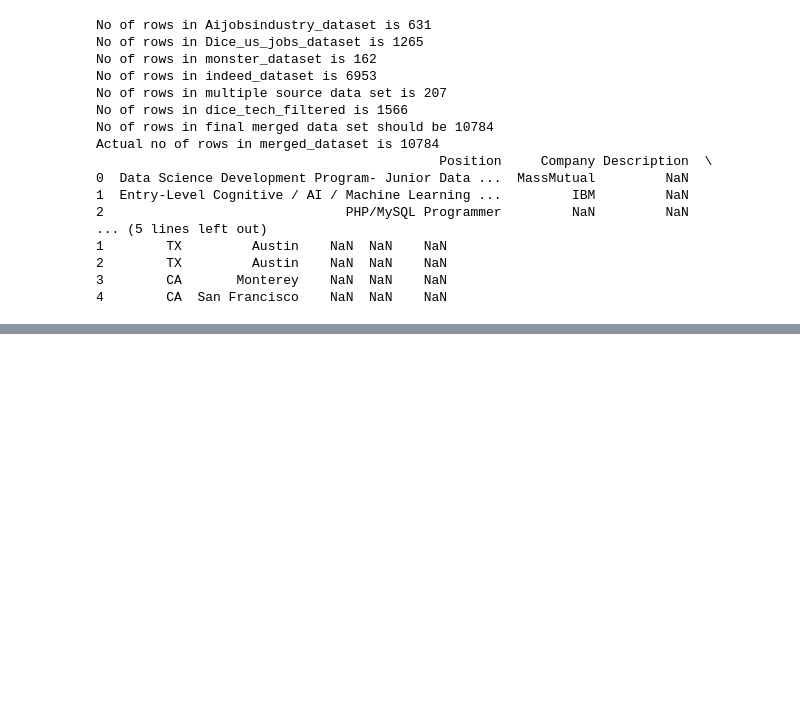
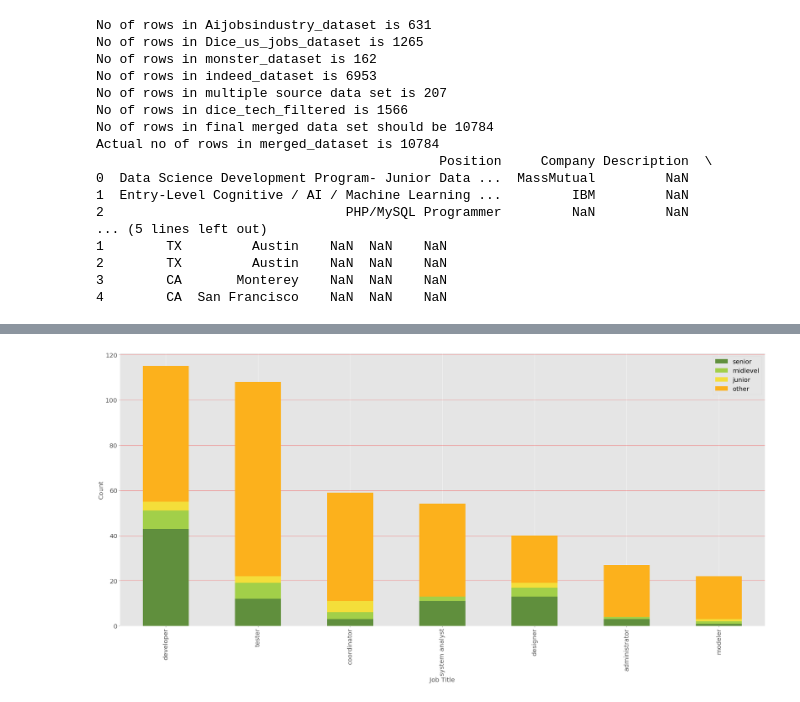
Before and after one commit to DataAnalyticsUCBX/Job_Analytics, a Jupyter notebook: Job_Analytics_Final.ipynb, the cells around one changed output, grey strips where cells are left out. Drawn from its saved outputs; the diff is of its cells as text; code cells hidden in the pictures; blank space fills up the shorter version.

```diff
--- a/Job_Analytics_Final.ipynb
+++ b/Job_Analytics_Final.ipynb
@@ -510,17 +551,19 @@ plt.show()
 # %%
 #Creating a data fram with just the bottom 7 enteries as they are outliers in the graph above
 stacked_bar_merged_frame_bottom = stacked_bar_merged_frame.tail(7)
 # plotting of data based on desited parameters
-stacked_bar_merged_frame_bottom.plot.bar(figsize=barchart_size,stacked = True,colormap="Blues")
+stacked_bar_merged_frame_bottom.plot.bar(figsize=barchart_size,stacked = True,color=color1)
 plt.xticks(rotation=90,size=fontvalue)
 plt.yticks(size=fontvalue)
 plt.grid(linestyle='-', linewidth='0.5', color='red', axis='y',zorder=2.5)
 plt.xlabel("Job Title",size = fontvalue)
 plt.ylabel("Count", size = fontvalue)
 plt.tight_layout()
 plt.legend(fontsize = fontvalue)
 plt.savefig("graphs/StackedBarOfJobTypessmallgroup.jpg")
 plt.show()
+# %% [output]
+[figure, added]
 # %%
 """Generating a view of the top 10 companies and the number of jobs being offered"""
 # grouping of data by company name
```
Also changed, not shown: parts of 14 cells of this notebook, 10 other files.
